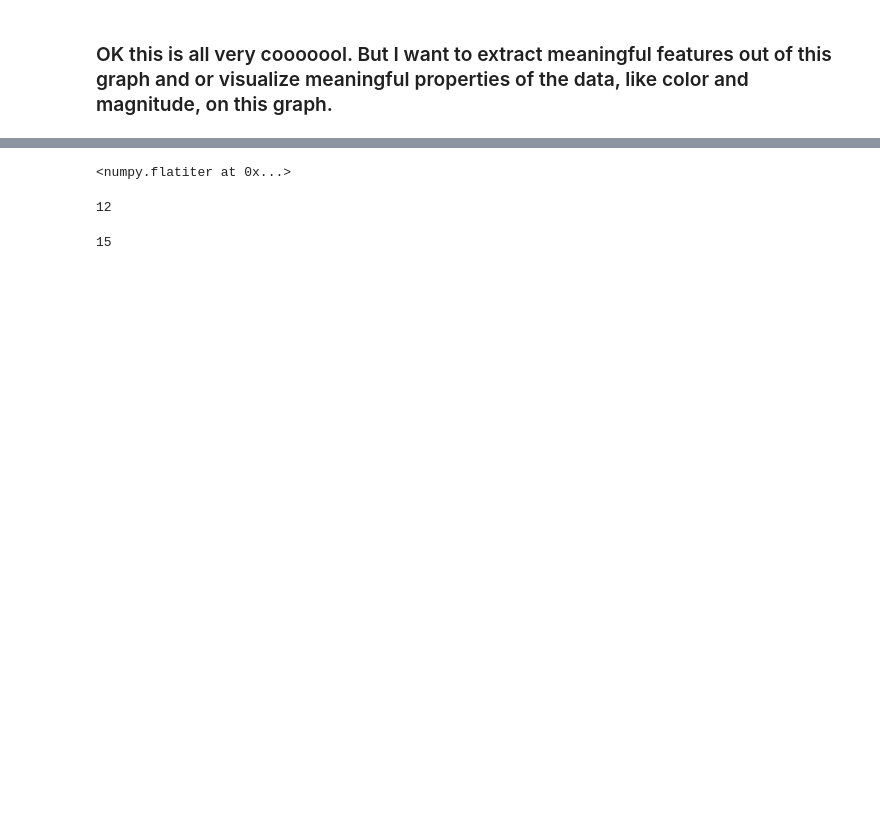
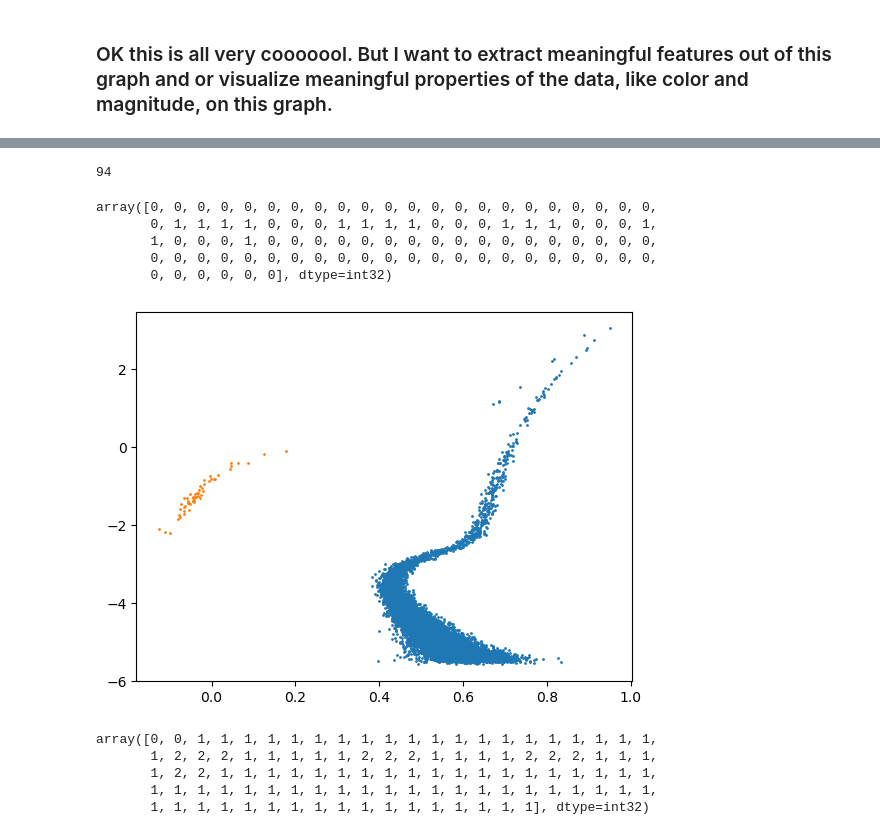
Before and after one commit to m-a-r-i-o/cmdmst, a Jupyter notebook: tda.ipynb, the cells around one changed output, grey strips where cells are left out. Saved outputs shown, nothing was run; the diff lists cells and outputs as text; code cells hidden in the pictures; blank space fills up the shorter version.

Commit message:
keplermapper finding connected components will define features

```diff
--- a/tda.ipynb
+++ b/tda.ipynb
@@ -17,10 +19,10 @@ def plot_CMD(CMD):
     plt.show()
 
 def kmapper_CMD(CMD):
-    mapper = km.KeplerMapper(verbose=1)
+    mapper = km.KeplerMapper(verbose=3)
     data = CMD.to_numpy()
-    projected_data = mapper.fit_transform(data, projection=[0,1]) # X-Y axis
-    cover = km.Cover(n_cubes=4)
+    projected_data = mapper.fit_transform(data, projection=[0,1], scaler = RobustScaler()) # magnitude axis
+    cover = km.Cover(n_cubes=20)
     graph = mapper.map(projected_data, data, cover=cover)
     _ = mapper.visualize(graph, path_html="keplermapper_output.html",
                  title="CMD")
@@ -123,12 +79,37 @@ Index(['cube10_cluster0', 'cube11_cluster0', 'cube12_cluster0',
-# %%
-np.array([graph_1pop["nodes"][k] for k in adj_matrix.columns[labels==0]]).flat
-# %% [output]
-<numpy.flatiter at 0x...>
-# %%
-len([k[0] for k in graph_1pop['links'].items()])
-# %% [output]
-12
+# %%
+nx_graph_1pop = km.adapter.to_nx(graph_1pop)
+am = adjacency_matrix(nx_graph_1pop)
 # %%
-len([k for k in graph_1pop['nodes'].items()])
+len(graph_1pop['nodes'])
 # %% [output]
-15
+94
+# %%
+labels = get_connected_components(am)
+labels
+# %% [output]
+array([0, 0, 0, 0, 0, 0, 0, 0, 0, 0, 0, 0, 0, 0, 0, 0, 0, 0, 0, 0, 0, 0,
+       0, 1, 1, 1, 1, 0, 0, 0, 1, 1, 1, 1, 0, 0, 0, 1, 1, 1, 0, 0, 0, 1,
+       1, 0, 0, 0, 1, 0, 0, 0, 0, 0, 0, 0, 0, 0, 0, 0, 0, 0, 0, 0, 0, 0,
+       0, 0, 0, 0, 0, 0, 0, 0, 0, 0, 0, 0, 0, 0, 0, 0, 0, 0, 0, 0, 0, 0,
+       0, 0, 0, 0, 0, 0], dtype=int32)
+# %%
+for i in range(labels.max()+1):
+    cc = np.unique(np.concatenate([np.array(list(graph_1pop['nodes'].values())[k])
+                          for k in np.arange(len(labels))[labels==i]], axis=0))
+    plt.scatter(CMD["Col"][cc], -CMD["Mag"][cc], s = 1)
+
+plt.show()
+# %% [output]
+[figure, added]
+# %%
+nx_graph_2pop = km.adapter.to_nx(graph_2pop)
+am_2pop = adjacency_matrix(nx_graph_2pop)
+
+labels_2pop = get_connected_components(am_2pop)
+labels_2pop
+# %% [output]
+array([0, 0, 1, 1, 1, 1, 1, 1, 1, 1, 1, 1, 1, 1, 1, 1, 1, 1, 1, 1, 1, 1,
+       1, 2, 2, 2, 1, 1, 1, 1, 1, 2, 2, 2, 1, 1, 1, 1, 2, 2, 2, 1, 1, 1,
+       1, 2, 2, 1, 1, 1, 1, 1, 1, 1, 1, 1, 1, 1, 1, 1, 1, 1, 1, 1, 1, 1,
+       1, 1, 1, 1, 1, 1, 1, 1, 1, 1, 1, 1, 1, 1, 1, 1, 1, 1, 1, 1, 1, 1,
+       1, 1, 1, 1, 1, 1, 1, 1, 1, 1, 1, 1, 1, 1, 1, 1, 1], dtype=int32)
```
Also changed, not shown: parts of 13 cells of this notebook, 1 other file.
